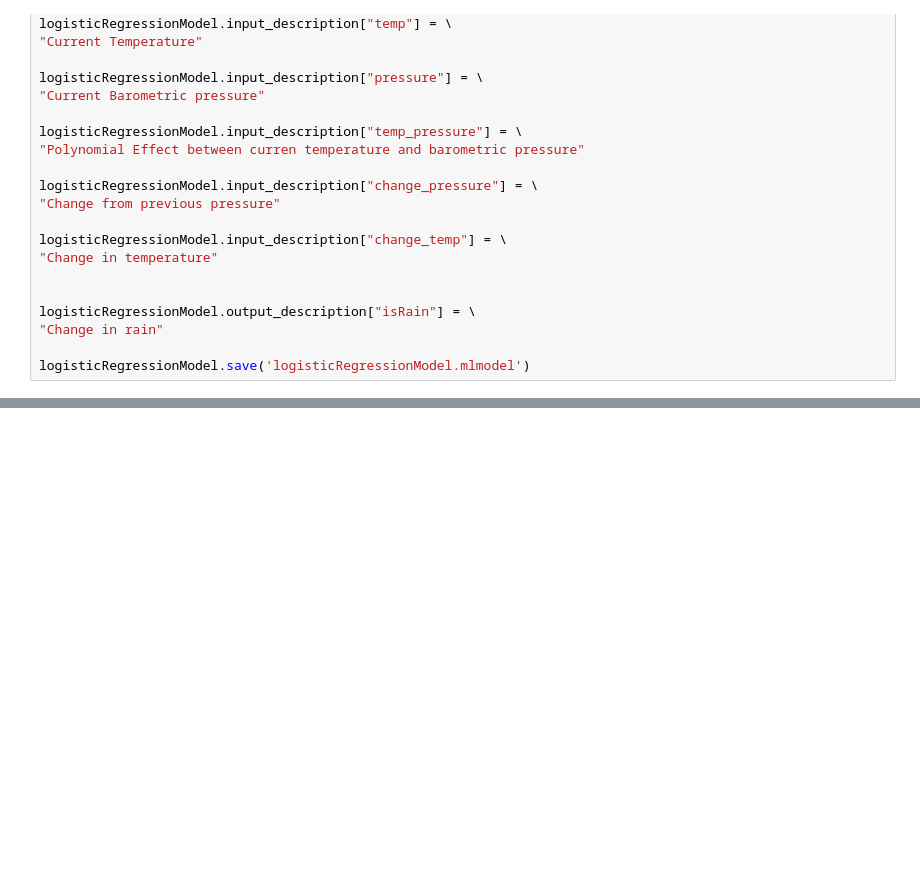
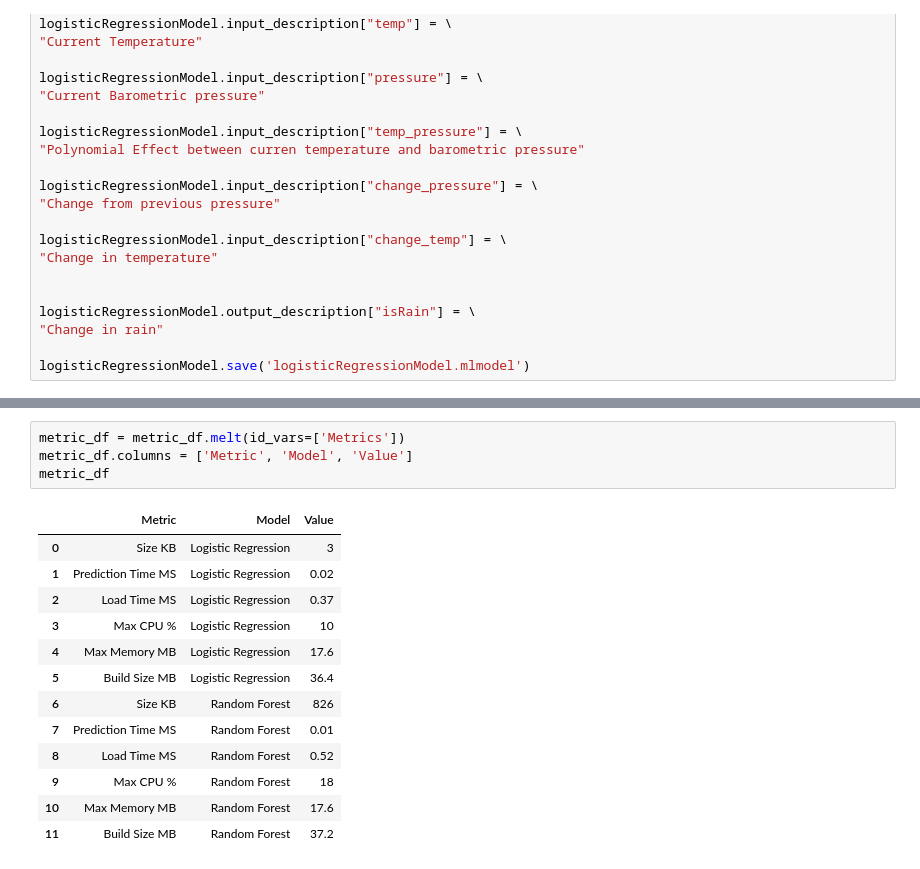
Before and after one commit to laffer-ryan/SmartwatchRainPrediction, a Jupyter notebook: WeatherModelNotebook.ipynb, the cells around one changed output, grey strips where cells are left out. Drawn from its saved outputs; the diff is of its cells as text; blank space fills up the shorter version.

```diff
--- a/WeatherModelNotebook.ipynb
+++ b/WeatherModelNotebook.ipynb
@@ -783,0 +814,18 @@ df.describe()
+# %%
+metric_df = metric_df.melt(id_vars=['Metrics'])
+metric_df.columns = ['Metric', 'Model', 'Value']
+metric_df
+# %% [output]
+|  | Metric | Model | Value |
+| 0 | Size KB | Logistic Regression | 3 |
+| 1 | Prediction Time MS | Logistic Regression | 0.02 |
+| 2 | Load Time MS | Logistic Regression | 0.37 |
+| 3 | Max CPU % | Logistic Regression | 10 |
+| 4 | Max Memory MB | Logistic Regression | 17.6 |
+| 5 | Build Size MB | Logistic Regression | 36.4 |
+| 6 | Size KB | Random Forest | 826 |
+| 7 | Prediction Time MS | Random Forest | 0.01 |
+| 8 | Load Time MS | Random Forest | 0.52 |
+| 9 | Max CPU % | Random Forest | 18 |
+| 10 | Max Memory MB | Random Forest | 17.6 |
+| 11 | Build Size MB | Random Forest | 37.2 |
```
Also changed, not shown: parts of 20 cells of this notebook, 56 other files.
